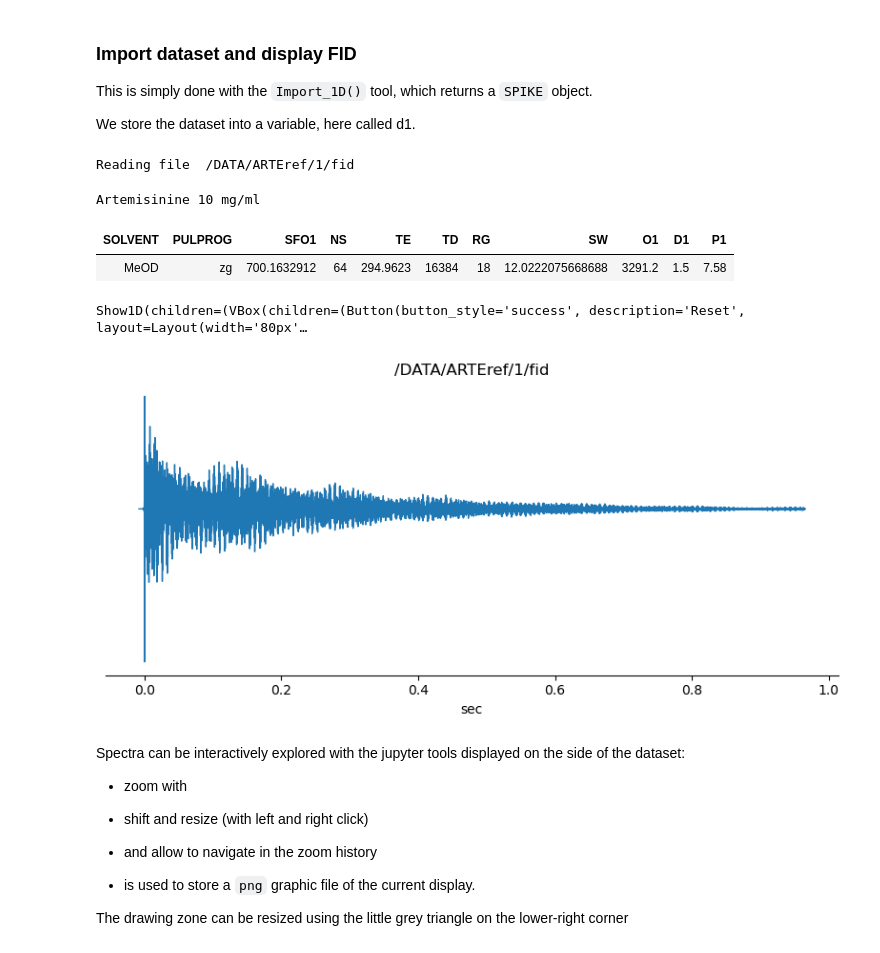
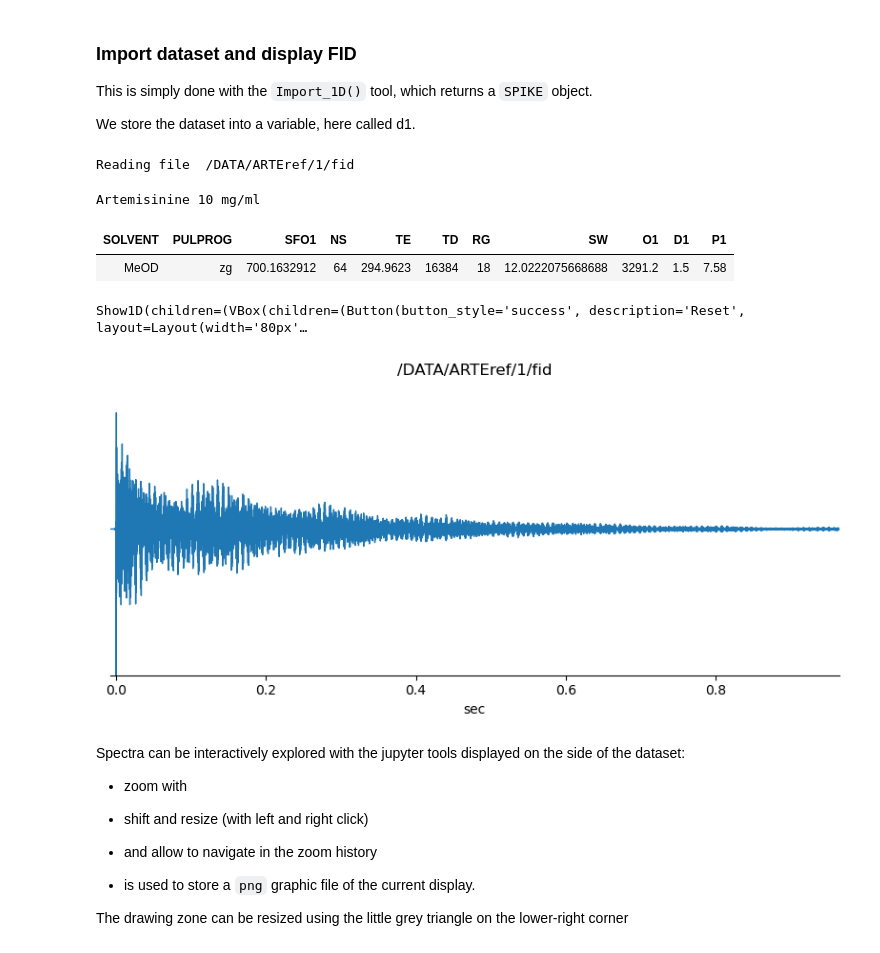
Before and after one commit to spike-project/spike, a Jupyter notebook: Notebooks/Proc1DNMR.ipynb, the cells around one changed output. Cells and saved outputs as stored; diff of their text form; code cells hidden in the pictures.

```diff
--- a/Notebooks/Proc1DNMR.ipynb
+++ b/Notebooks/Proc1DNMR.ipynb
@@ -93,19 +93,19 @@ We store the dataset into a variable, here called d1.
 # %%
 print('Reading file ',FC.selected)
 d1 = Import_1D(FC.selected)                    # Import_1D creates a SPIKE NMRData object, from which everything is available
 d1.set_unit('sec')                             # it can be acted upon
 d1.filename = FC.selected                      # and be extended at will
 #print(d1)                                     # print() of the dataset shows a summary of the parameters
 display(I.summary(d1, output='HTML'))          # but summary is nicer and more informative
 # I.popup_param_table(d1)                      # this command pops up a window with the complete parameter table
 
-I.Show1D(d1, title=FC.selected)                # and display
+I.Show1D(d1, title=FC.selected, yratio=1)      # and display  (yratio=1 to have it centered)
 # alternatively you can use the low-level tool below:
 # d1.display()  # with many options, plus access to matplotlib details
 # %% [output]
 Reading file  /DATA/ARTEref/1/fid
 Artemisinine 10 mg/ml
 | SOLVENT | PULPROG | SFO1 | NS | TE | TD | RG | SW | O1 | D1 | P1 |
 | MeOD | zg | 700.1632912 | 64 | 294.9623 | 16384 | 18 | 12.0222075668688 | 3291.2 | 1.5 | 7.58 |
 Show1D(children=(VBox(children=(Button(button_style='success', description='Reset', layout=Layout(width='80px'…
-[figure, old version]
+[figure, new version]
```
Also changed, not shown: parts of 11 cells of this notebook, 9 other files.
